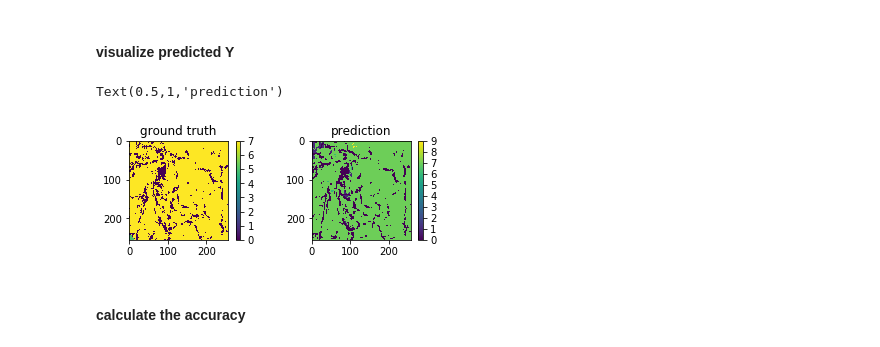
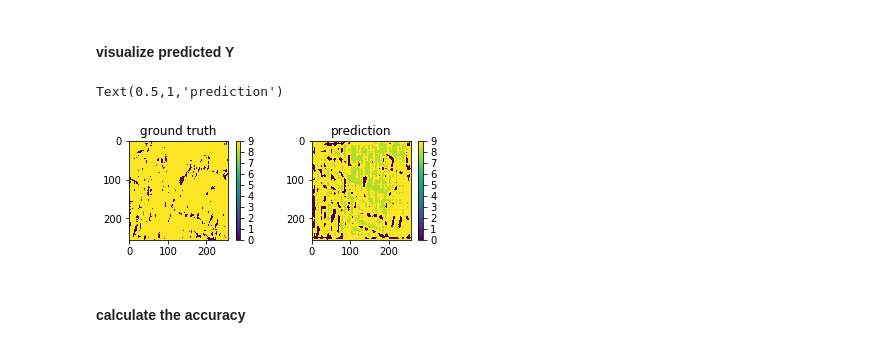
Before and after one commit to chenyz0601/DL-RockClassification, a Jupyter notebook: convnets.ipynb, the cells around one changed output. Drawn from its saved outputs; the diff is of its cells as text; code cells hidden in the pictures.

Commit message:
fix data problem

```diff
--- a/convnets.ipynb
+++ b/convnets.ipynb
@@ -65,11 +71,11 @@ Non-trainable params: 0
 __________________________________________________________________________________________________
 None
 # %%
-size_block = 500
-for i in range(8):
-    X_trn, Y_trn = data.get_XY(min_list, max_list, start=i*size_block, num=size_block, as_arr=True)
-    # load data from last checkpoint
-    conv.load_checkpoint()
-    # start to training
-    conv.fit_model(X_trn=X_trn, Y_trn=Y_trn, batch_size=10, num_epochs=1, verbose=1)
+# load data from last checkpoint
+conv.load_checkpoint()
+# size_block = 500
+# for i in range(8):
+#     X_trn, Y_trn = data.get_XY(min_list, max_list, start=i*size_block, num=size_block, as_arr=True)
+#     # start to training
+#     conv.fit_model(X_trn=X_trn, Y_trn=Y_trn, batch_size=10, num_epochs=1, verbose=1)
 # %% [output]
@@ -98,0 +83,2 @@ for i in range(len(max_list)):
+# %%
+conv.fit_model(X_trn=X_trn, Y_trn=Y_trn, batch_size=10, num_epochs=10, verbose=1)
@@ -99,5 +104,8 @@ for i in range(len(max_list)):
 # %% [markdown]
 #### predict on test data
 # %%
-# conv.save_weights()
-# conv.load_weights('./Conv2D/model-1.hdf5')
+# conv.save_weights('./Conv2D/weights-11-.hdf5')
+conv.load_weights('./Conv2D/weights-08-0.58.hdf5')
+# %%
+X_tst, Y_tst = data.get_XY(min_list, max_list, num=50, as_arr=True, random=True)
+print('have {0} image tiles in totle'.format(len(data.X)))
@@ -108,20 +119,20 @@ Y_preds = conv.predict(X_tst=X_tst)
 # %% [markdown]
 #### visualize predicted Y
 # %%
-idx = 16
+idx = 17
 _pred = np.argmax(Y_preds[idx,:,:,:], axis=2)
 _tst = np.argmax(Y_tst[idx,:,:,:], axis=2)
 plt.subplot(221)
 plt.imshow(_tst)
 plt.colorbar()
 plt.title('ground truth')
 plt.subplot(222)
 plt.imshow(_pred)
 plt.colorbar()
 plt.title('prediction')
 # %% [output]
 Text(0.5,1,'prediction')
-[figure, old version]
+[figure, new version]
 # %% [markdown]
 #### calculate the accuracy
 # %%
```
Also changed, not shown: parts of 19 cells of this notebook, 3 other files.
